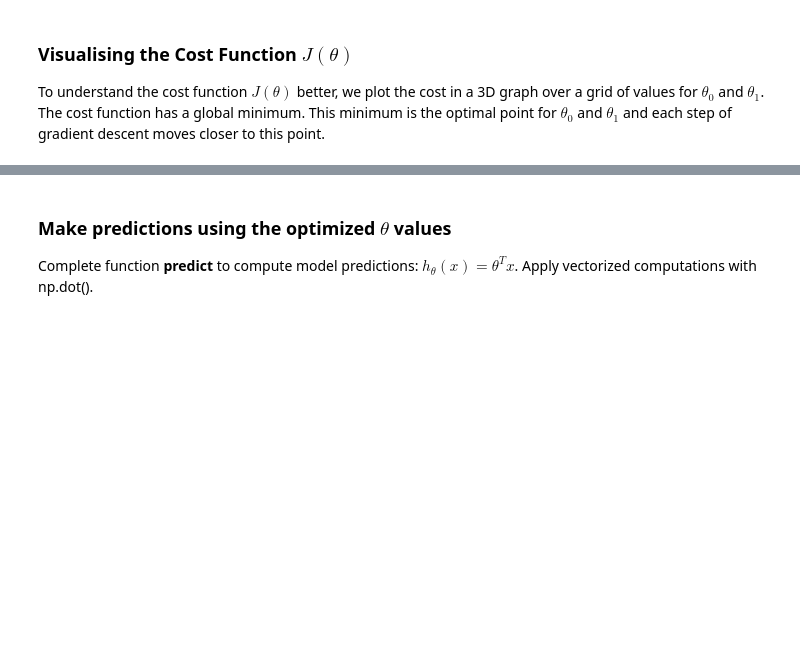
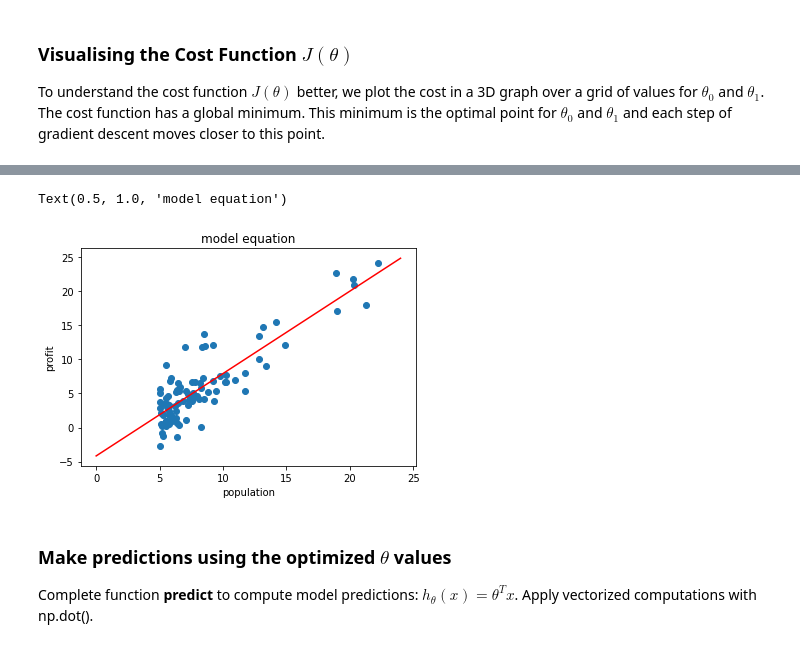
Before and after one commit to lavradorafonso/FAA, a Jupyter notebook: Class2/LinearRegression/ML_LinReg.ipynb, the cells around one changed output, grey strips where cells are left out. Saved outputs shown, nothing was run; the diff lists cells and outputs as text; code cells hidden in the pictures; blank space fills up the shorter version.

```diff
--- a/Class2/LinearRegression/ML_LinReg.ipynb
+++ b/Class2/LinearRegression/ML_LinReg.ipynb
@@ -210,19 +223,27 @@ Overlap data and the best line fit (with the optimized  $\theta$ values) as show
 <caption><center> **Fig. 3** : ** ** </center></caption>
 # %%
 #plot data
-plt.scatter(data[0],data[1])
+#plt.scatter(data[0],data[1])
+
+dataA = np.array(data)
+data_x = dataA[:,0]
+data_y = dataA[:,1]
+plt.scatter(data_x,data_y)
 
 #add the best line fit with red colour
 x_fit=range(25)
 y_fit=theta[0]+theta[1]*x_fit
 
-plt.plot(x_fit,y_fit,colors= "r")
+plt.plot(x_fit,y_fit,'r')
 
 plt.xlabel('population')
 plt.ylabel('profit')
 plt.title('model equation')
 
 #Add labels : plt.xlabel; plt.ylabel; plt.title
+# %% [output]
+Text(0.5, 1.0, 'model equation')
+[figure, added]
 # %% [markdown]
 ### Make predictions  using the optimized $\theta$ values
 
```
Also changed, not shown: parts of 10 cells of this notebook.
